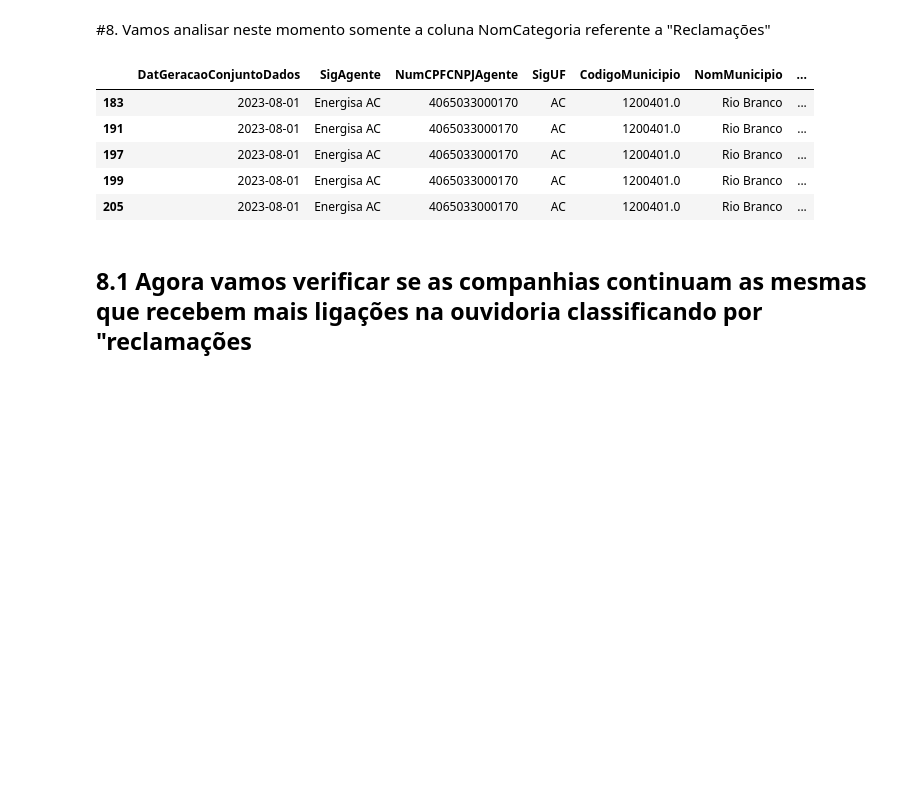
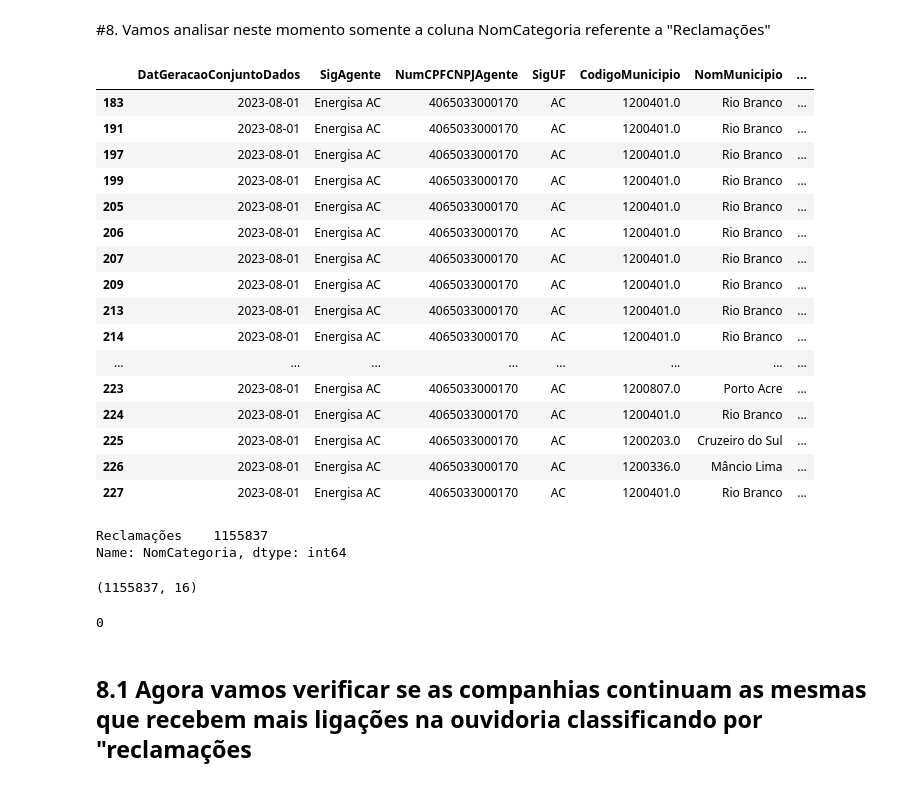
Before and after one commit to LerinaMM/satisfacao_consumidor_aneel, a Jupyter notebook: ANEEL_NOVA_1.ipynb, the cells around one changed output. Drawn from its saved outputs; the diff is of its cells as text; code cells hidden in the pictures; blank space fills up the shorter version.

```diff
--- a/ANEEL_NOVA_1.ipynb
+++ b/ANEEL_NOVA_1.ipynb
@@ -399,11 +401,22 @@ plt.show()
 # %%
 df_recl = df_all.query('NomCategoria == "Reclamações"')
 # %%
-df_recl.head()
+df_recl.head(20)
 # %% [output]
 |  | DatGeracaoConjuntoDados | SigAgente | NumCPFCNPJAgente | SigUF | CodigoMunicipio | NomMunicipio | ... |
 | 183 | 2023-08-01 | Energisa AC | 4065033000170 | AC | 1200401.0 | Rio Branco | ... |
 | 191 | 2023-08-01 | Energisa AC | 4065033000170 | AC | 1200401.0 | Rio Branco | ... |
 | 197 | 2023-08-01 | Energisa AC | 4065033000170 | AC | 1200401.0 | Rio Branco | ... |
 | 199 | 2023-08-01 | Energisa AC | 4065033000170 | AC | 1200401.0 | Rio Branco | ... |
 | 205 | 2023-08-01 | Energisa AC | 4065033000170 | AC | 1200401.0 | Rio Branco | ... |
+| 206 | 2023-08-01 | Energisa AC | 4065033000170 | AC | 1200401.0 | Rio Branco | ... |
+| 207 | 2023-08-01 | Energisa AC | 4065033000170 | AC | 1200401.0 | Rio Branco | ... |
+| 209 | 2023-08-01 | Energisa AC | 4065033000170 | AC | 1200401.0 | Rio Branco | ... |
+| 213 | 2023-08-01 | Energisa AC | 4065033000170 | AC | 1200401.0 | Rio Branco | ... |
+| 214 | 2023-08-01 | Energisa AC | 4065033000170 | AC | 1200401.0 | Rio Branco | ... |
+| ... | ... | ... | ... | ... | ... | ... | ... |
+| 223 | 2023-08-01 | Energisa AC | 4065033000170 | AC | 1200807.0 | Porto Acre | ... |
+| 224 | 2023-08-01 | Energisa AC | 4065033000170 | AC | 1200401.0 | Rio Branco | ... |
+| 225 | 2023-08-01 | Energisa AC | 4065033000170 | AC | 1200203.0 | Cruzeiro do Sul | ... |
+| 226 | 2023-08-01 | Energisa AC | 4065033000170 | AC | 1200336.0 | Mâncio Lima | ... |
+| 227 | 2023-08-01 | Energisa AC | 4065033000170 | AC | 1200401.0 | Rio Branco | ... |
@@ -410,3 +425,16 @@ df_recl.head()
+# %%
+df_recl['NomCategoria'].value_counts()
+# %% [output]
+Reclamações    1155837
+Name: NomCategoria, dtype: int64
+# %%
+df_recl.shape
+# %% [output]
+(1155837, 16)
+# %%
+df_recl.duplicated().sum()
+# %% [output]
+0
 # %% [markdown]
 ## 8.1 Agora vamos verificar se as companhias continuam as mesmas que recebem mais ligações na ouvidoria classificando por "reclamações
 # %%
```
Also changed, not shown: parts of 36 cells of this notebook.
